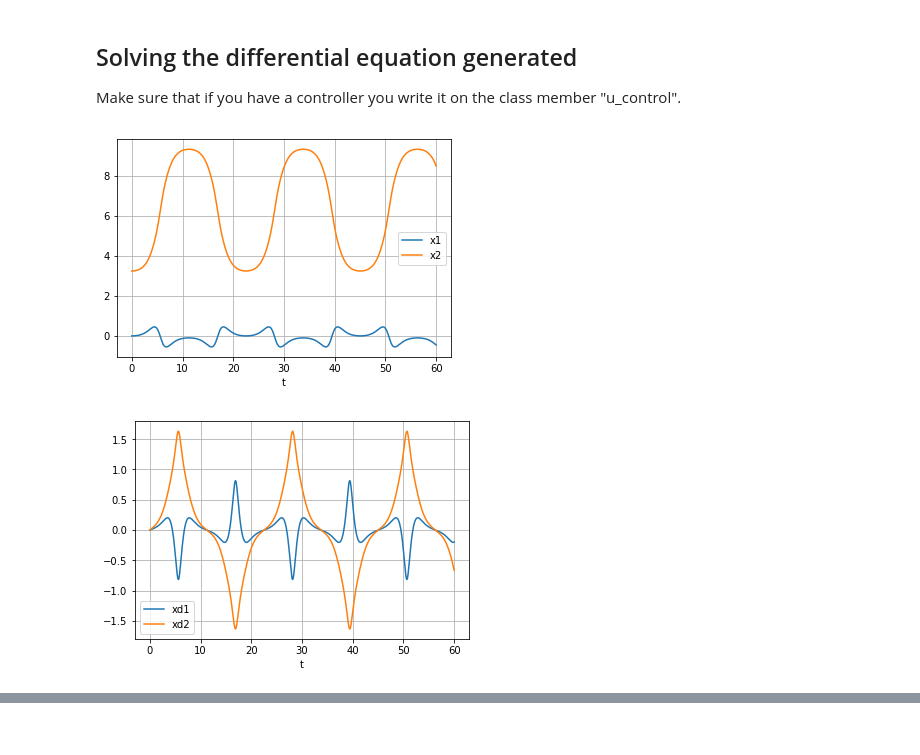
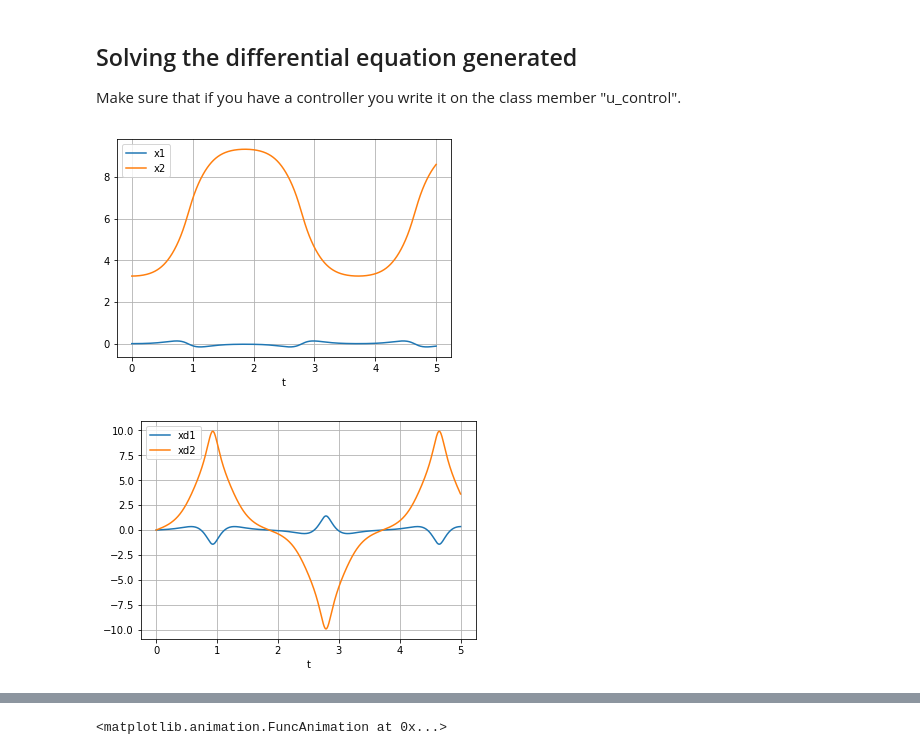
Before and after one commit to vcparedesc/pendulum_sym, a Jupyter notebook: pendulum_example.ipynb, the cells around one changed output, grey strips where cells are left out. Saved outputs shown, nothing was run; the diff lists cells and outputs as text; code cells hidden in the pictures.

```diff
--- a/pendulum_example.ipynb
+++ b/pendulum_example.ipynb
@@ -57,11 +58,11 @@ print_python_dynamics(f_x, g_x, X,parameters,values)
 Make sure that if you have a controller you write it on the class member "u_control".
 # %%
 X0 = [0, np.pi+0.1, 0, 0]
-t = np.linspace(0,60,1001)
+t = np.linspace(0,5,1001)
 sol=simulate(X0, t)
 # %% [output]
-[figure, old version]
+[figure, new version]
-[figure, old version]
+[figure, new version]
 # %% [markdown]
 ## Solving kinematics
 Sometimes kinematics should be solved first, for example, in robotic manipulators. However, due to the simplicity of this model, this can be achieved after the dynamics has been solved. This section will be used for animation purposes. (In classical robotics, the kinematic equations help to derive the dynamics)
@@ -88,4 +89,6 @@ animationMatrix = Matrix([PCart1.T, PCart2.T, PCartCOM.T, PPend1.T, PPendCOM.T,
 idCOM = [2, 4]
 #print_python_kinematics(animationMatrix, X, parameters, values)
 # %%
-ani=fireAnimation(animationMatrix, idCOM, X, sol, parameters, values)
+fireAnimation(animationMatrix, idCOM, X, sol, parameters, values, 0.005)
+# %% [output]
+<matplotlib.animation.FuncAnimation at 0x...>
```
Also changed, not shown: parts of 3 cells of this notebook, 1 other file.
